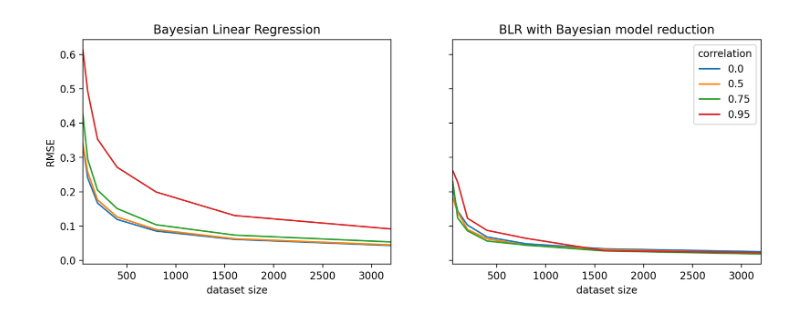
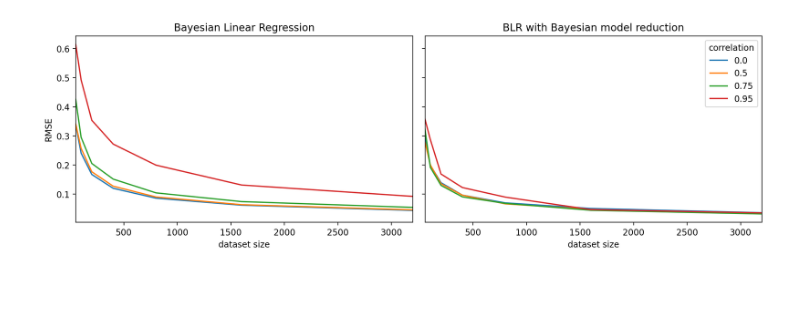
Before and after one commit to dimarkov/bmr4pml, a Jupyter notebook: notebooks/testing/linear_regression_correlated_x.ipynb, the cells around one changed output. Cells and saved outputs as stored; diff of their text form; code cells hidden in the pictures; blank space fills up the shorter version.

Commit message:
updated example with learning parameters in a linear dynamical system

```diff
--- a/notebooks/testing/linear_regression_correlated_x.ipynb
+++ b/notebooks/testing/linear_regression_correlated_x.ipynb
@@ -27,11 +27,12 @@ def exact_blr(X, y, lam=1., mu_0=0., a_0=2., b_0=1.):
     P_0  = jnp.diag(lam * jnp.ones(D))
     S = X.T @ X
     P_n = P_0 + S
-    tmp = X.T @ y + P_0 @ mu_0
-    mu_n = linalg.solve(P_n, tmp, assume_a='pos')
+    m_val = P_n.max()
+    tmp = ( X.T @ y + P_0 @ mu_0 ) / m_val
+    mu_n = linalg.solve(P_n / m_val, tmp, assume_a='pos')
 
     a_n = a_0 + n / 2
-    b_n = b_0 + (y.T @ y + mu_0.T @ P_0 @ mu_0 - mu_n.T @ tmp) / 2
+    b_n = b_0 + (y.T @ y / m_val + mu_0.T @ P_0 @ mu_0 / m_val - mu_n.T @ tmp) * m_val / 2
 
     return mu_n, P_n, a_n, b_n
 
@@ -39,7 +40,7 @@ def generate_data_and_invert_model(key, L, N, D):
     key, _key = jr.split(key)
     X_norm = jr.normal(_key, shape=(N, D)) @ L
 
-    y_norm = X_norm @ nn.one_hot(0, num_classes=D) + jr.normal(key, shape=(N,))
+    y_norm = X_norm @ nn.one_hot(0, num_classes=D) + 0.5 + jr.normal(key, shape=(N,))
 
     # add bias
     X_norm = jnp.pad(X_norm, [(0, 0), (0, 1)], constant_values=1.)
@@ -48,11 +49,14 @@ def generate_data_and_invert_model(key, L, N, D):
 def rmse(params, D):
     lambda_sqr = 1 / jnp.diagonal(params[1], axis1=-1, axis2=-2)
     sigma_sqr = params[-1] / (params[-2] - 1)
-    return jnp.sqrt( jnp.square(nn.one_hot(0, num_classes=D + 1) - params[0]).sum(-1) + sigma_sqr * lambda_sqr.sum(-1) )
+    true_params = nn.one_hot(0, num_classes=D + 1) + 0.5 * nn.one_hot(D, num_classes=D+1)
+    return jnp.sqrt( jnp.square(true_params - params[0]).sum(-1) + sigma_sqr * lambda_sqr.sum(-1) )
 
 def ΔF_mv_gamma(mu, P, a, b, gamma_sqr):
     # Delta F for multivariate normal gamma posterior
-    cho_p = linalg.cho_factor(P)
+    m_val = P.max()
+    cho_p = linalg.cho_factor(P / m_val)
+    cho_p = (cho_p[0] * jnp.sqrt(m_val), cho_p[1])
     G = jnp.diag(gamma_sqr)
     M = G + linalg.cho_solve( cho_p, jnp.diag((1 - gamma_sqr)) )
 
@@ -74,6 +78,9 @@ def prune_params(mu, P, a, b):
     max_fitness = jnp.zeros(batch_size)
     g_sqr = jnp.ones_like(mu)
     p = .5 * jnp.ones(batch_size)
+    _mu = mu.copy()
+    _P = P.copy()
+    _b = b.copy()
     for _ in range(8):
         c = jnp.log(p) - jnp.log(1-p)
         for idx in range(D):
@@ -81,12 +88,16 @@ def prune_params(mu, P, a, b):
             _g = g_sqr.at[locs, idx].set(0.)
             ftns, mu_t, P_t, b_t = vmap(ΔF_mv_gamma)(mu, P, a, b, _g)
             df = max_fitness - ftns + c
-            max_fitness = jnp.where(df <= 0, ftns, max_fitness)
-            g_sqr = jnp.where(jnp.expand_dims(df <= 0, -1), _g, g_sqr)
+            valid = jnp.expand_dims(df <= 0, -1)
+            max_fitness = jnp.where(valid[..., 0], ftns, max_fitness)
+            _mu = jnp.where(valid, mu_t, _mu)
+            _P = jnp.where(valid[..., None], P_t, _P)
+            _b = jnp.where(valid, b_t, _b)
+            g_sqr = jnp.where(valid, _g, g_sqr)
 
         alpha = g_sqr.sum(-1)
         p = (alpha + .5) / (D + 1)
-    return (mu_t, P_t, a, b_t), g_sqr, p
+    return (_mu, _P, a, _b), g_sqr, p
 
 vfunc = vmap(generate_data_and_invert_model, in_axes=(0, None, None, None))
 # %%
@@ -101,31 +112,32 @@ Ls = [L1, L2, L3, L4]
 seed = 2982666625879488464
 key = jr.PRNGKey(seed)
 
 res = {}
 for N in [50, 100, 200, 400, 800, 1600, 3200]:
     corrs1 = []
     corrs2 = []
     for L in Ls:
         key, _key = jr.split(key)
         keys = jr.split(_key, 100)
         posterior = vfunc(keys, L, N, D)
         pruned_posterior, g_sqr, p = prune_params(*posterior)
         corrs1.append( rmse(posterior, D) )
         corrs2.append( rmse(pruned_posterior, D) )
     res[N] = (corrs1, corrs2)
 
 fig, axes = plt.subplots(1, 2, figsize=(12, 4), sharex=True, sharey=True)
 for i in range(4):
     for j in range(2):
         axes[j].plot([50, 100, 200, 400, 800, 1600, 3200], [res[key][j][i].mean() for key in res])
 
 axes[0].set_xlim([50, 3200])
 axes[1].set_xlim([50, 3200])
 axes[0].set_title('Bayesian Linear Regression')
 axes[1].set_title('BLR with Bayesian model reduction')
 axes[0].set_ylabel('RMSE')
 axes[0].set_xlabel('dataset size')
 axes[1].set_xlabel('dataset size')
 plt.legend([0., 0.5, 0.75, 0.95], title='correlation');
+fig.tight_layout()
 # %% [output]
-[figure, old version]
+[figure, new version]
```
Also changed, not shown: parts of 3 cells of this notebook.
